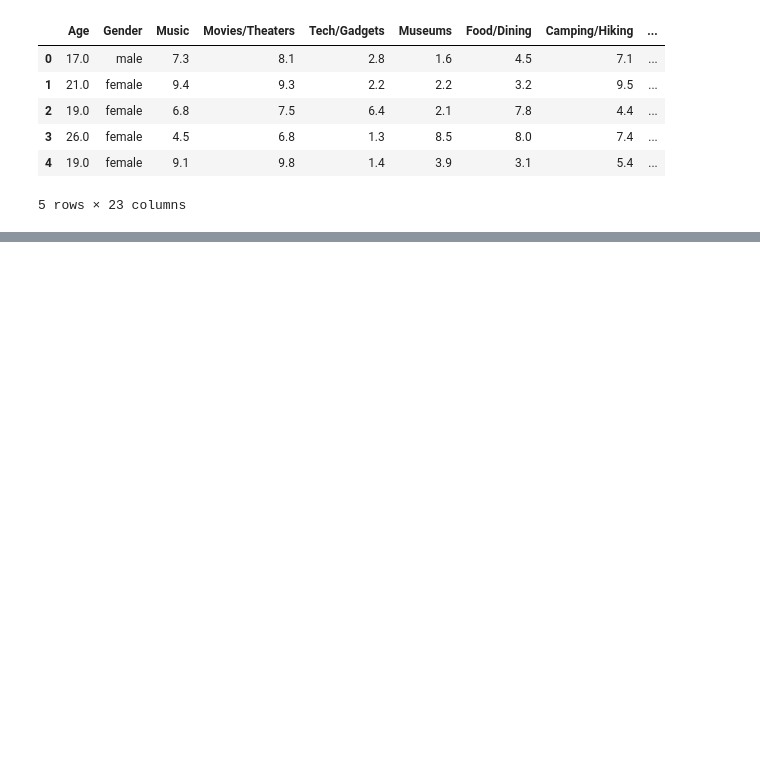
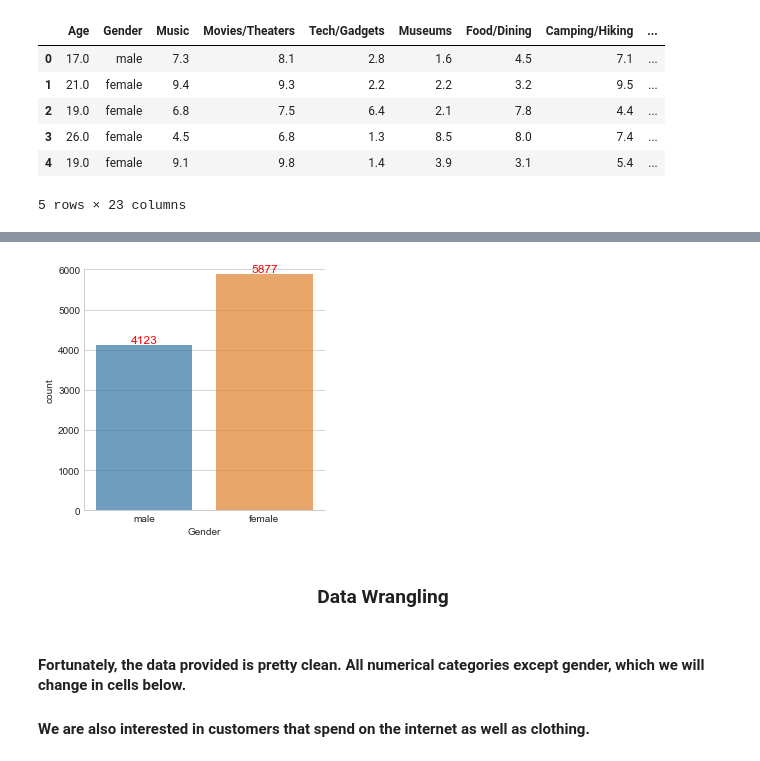
Before and after one commit to a19garcia95/PCA_for_targeted_audience, a Jupyter notebook: report.ipynb, the cells around one changed output, grey strips where cells are left out. Saved outputs shown, nothing was run; the diff lists cells and outputs as text; code cells hidden in the pictures; blank space fills up the shorter version.

```diff
--- a/report.ipynb
+++ b/report.ipynb
@@ -14,0 +123,32 @@ df.head()
+# %%
+import math
+# Set plotting style
+sns.set_style('whitegrid')
+
+# Rounding the integer to the next hundredth value plus an offset of 100
+def roundup(x):
+    return 100 + int(math.ceil(x / 100.0)) * 100
+
+
+sns.factorplot('Gender', data=df, kind='count', alpha=0.7, size=4, aspect=1)
+
+# Get current axis on current figure
+ax = plt.gca()
+
+# ylim max value to be set
+y_max = df['Gender'].value_counts().max()
+ax.set_ylim([0, roundup(y_max)])
+
+# Iterate through the list of axes' patches
+for p in ax.patches:
+    ax.text(p.get_x() + p.get_width()/2., p.get_height(), '%d' % int(p.get_height()),
+            fontsize=12, color='red', ha='center', va='bottom')
+
+plt.show()
+# %% [output]
+[figure, added]
+# %% [markdown]
+### <center>Data Wrangling</center>
+# %% [markdown]
+#### Fortunately, the data provided is pretty clean. All numerical categories except gender, which we will change in cells below.
+#### We are also interested in customers that spend on the internet as well as clothing.
```
Also changed, not shown: parts of 33 cells of this notebook, 1 other file.
